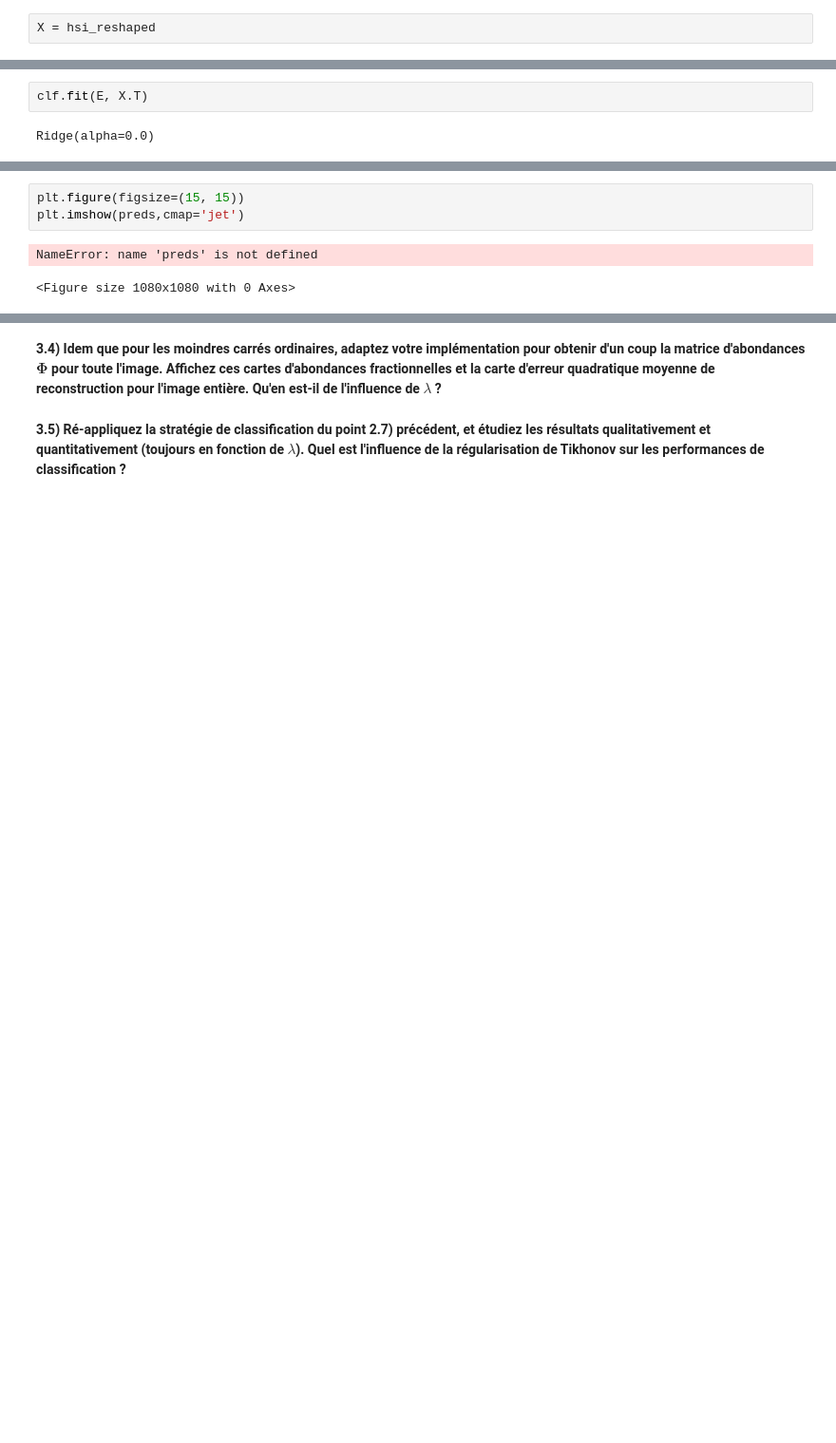
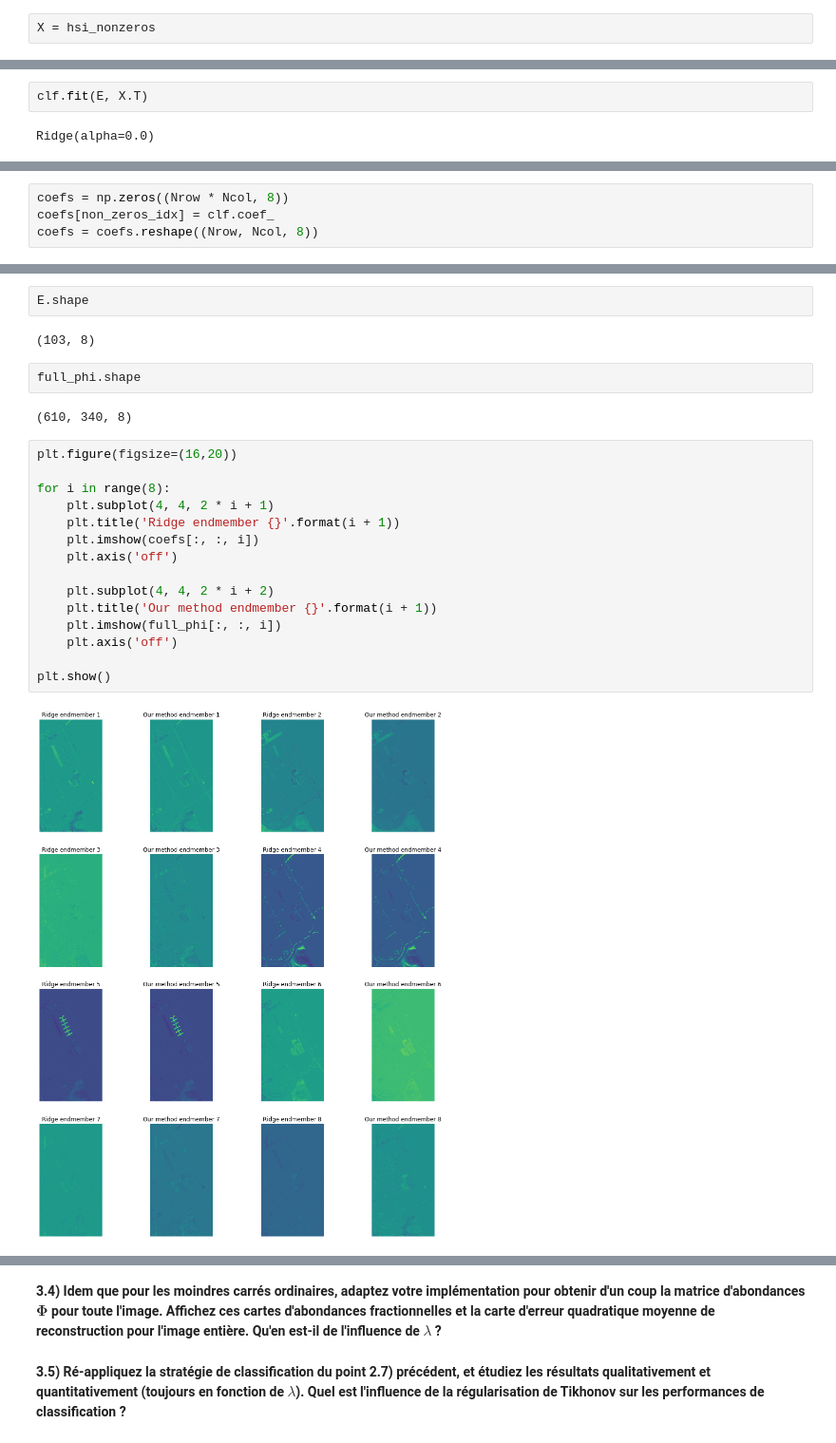
Before and after one commit to drguigui1/Unmixing-HSI, a Jupyter notebook: TP_demelange.ipynb, the cells around one changed output, grey strips where cells are left out. Shown at 95% size. Drawn from its saved outputs; the diff is of its cells as text; blank space fills up the shorter version.

```diff
--- a/TP_demelange.ipynb
+++ b/TP_demelange.ipynb
@@ -491,4 +503,4 @@ Comme $\Gamma = I_n$, alors les solutions dont les normes sont petites vont êtr
 # %%
 hsi_reshaped = hsi.reshape((-1, 103))
 # %%
-X = hsi_reshaped
+X = hsi_nonzeros
@@ -568 +565,5 @@ clf.get_params()
+# %%
+coefs = np.zeros((Nrow * Ncol, 8))
+coefs[non_zeros_idx] = clf.coef_
+coefs = coefs.reshape((Nrow, Ncol, 8))
 # %%
@@ -572,6 +573,25 @@ NameError: name 'preds' is not defined
-# %%
-plt.figure(figsize=(15, 15))
-plt.imshow(preds,cmap='jet')
-# %% [output]
-NameError: name 'preds' is not defined
-<Figure size 1080x1080 with 0 Axes>
+# %%
+E.shape
+# %% [output]
+(103, 8)
+# %%
+full_phi.shape
+# %% [output]
+(610, 340, 8)
+# %%
+plt.figure(figsize=(16,20))
+
+for i in range(8):
+    plt.subplot(4, 4, 2 * i + 1)
+    plt.title('Ridge endmember {}'.format(i + 1))
+    plt.imshow(coefs[:, :, i])
+    plt.axis('off')
+
+    plt.subplot(4, 4, 2 * i + 2)
+    plt.title('Our method endmember {}'.format(i + 1))
+    plt.imshow(full_phi[:, :, i])
+    plt.axis('off')
+
+plt.show()
+# %% [output]
+[figure, added]
```
Also changed, not shown: parts of 48 cells of this notebook.
